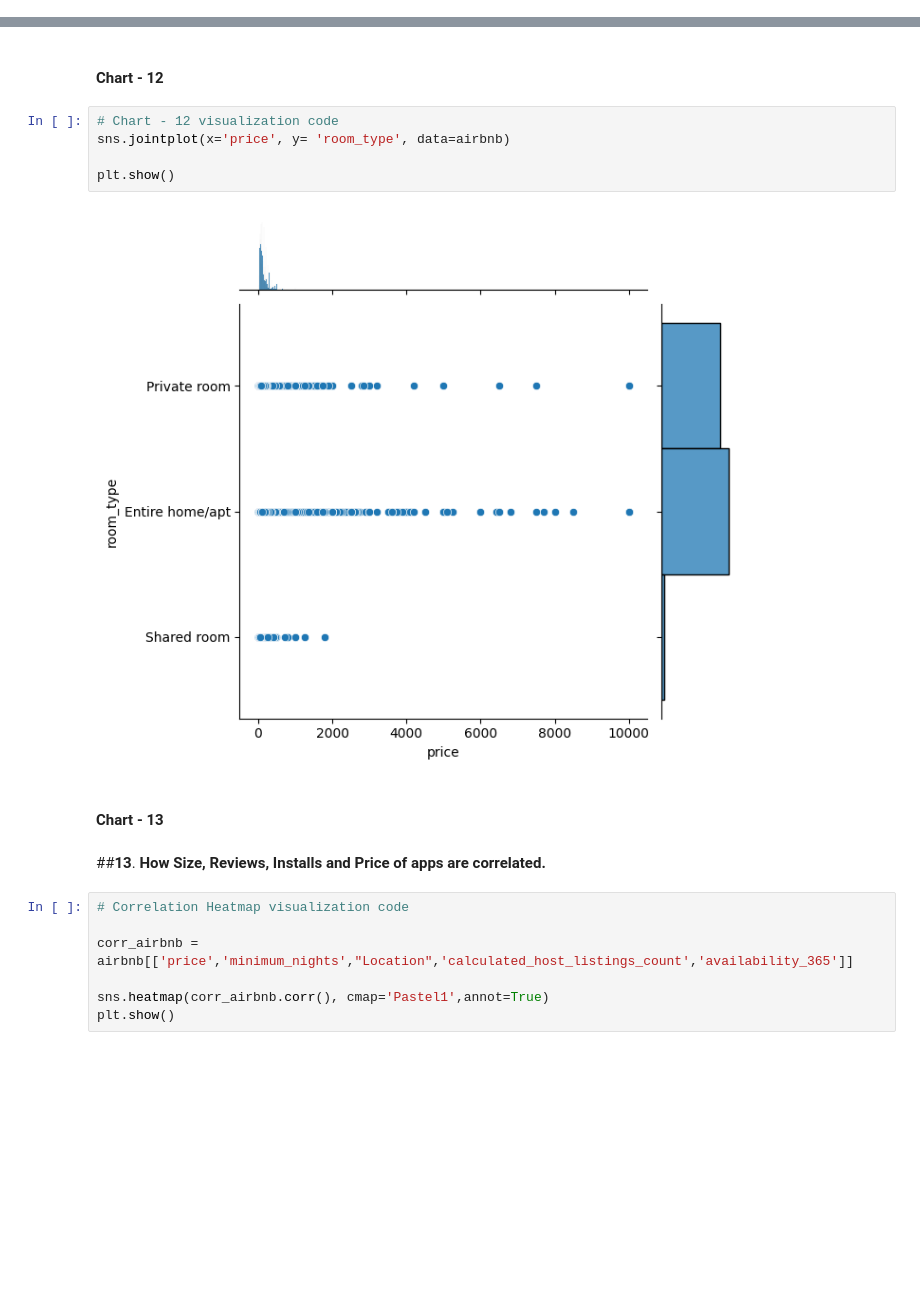
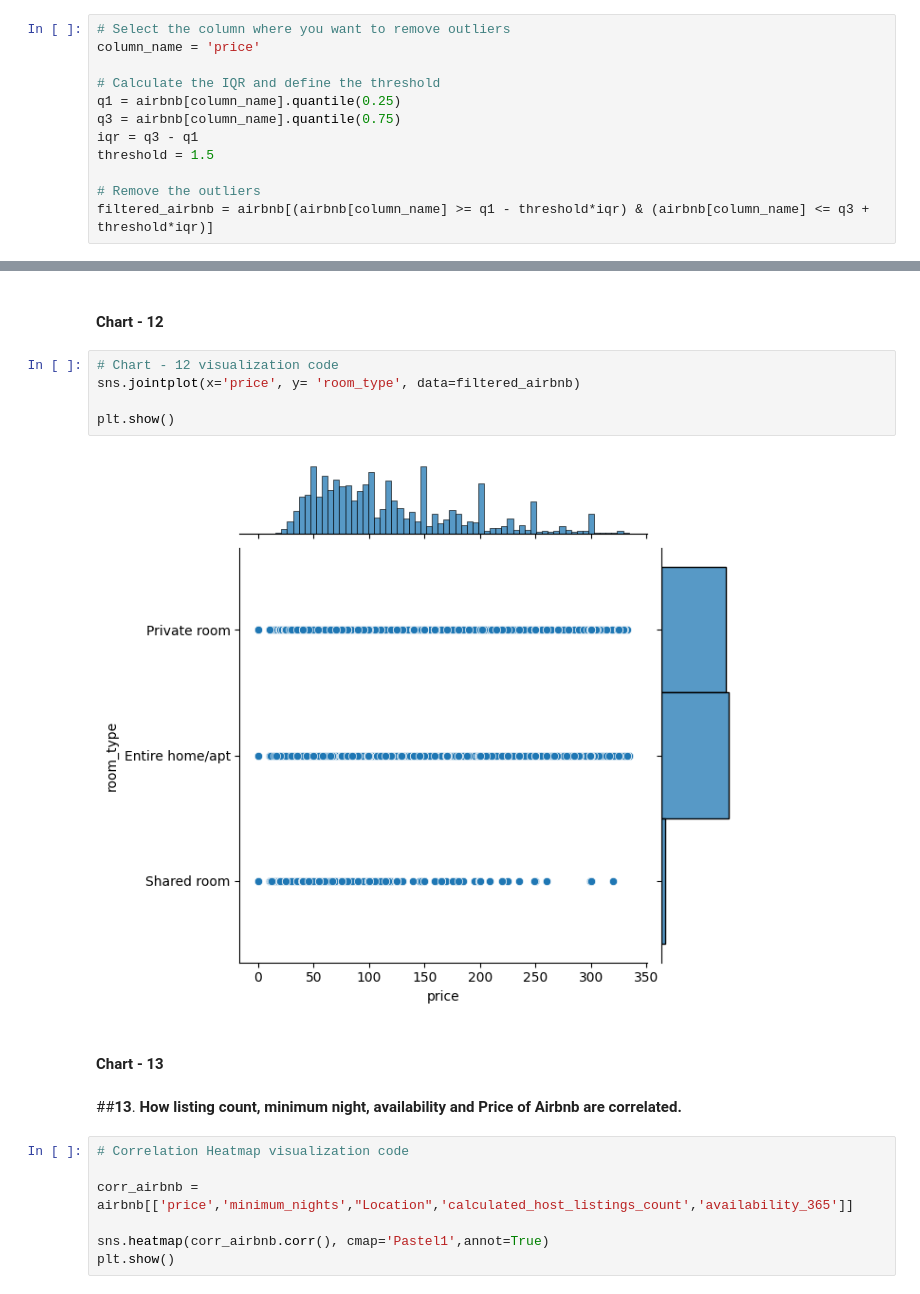
Before and after one commit to Sharik2610/Air-Bnb-Booking-Analysis---EDA, a Jupyter notebook: EDA_ON_AIRBNB_by_sharik.ipynb, the cells around one changed output, grey strips where cells are left out. Saved outputs shown, nothing was run; the diff lists cells and outputs as text; blank space fills up the shorter version.

```diff
--- a/EDA_ON_AIRBNB_by_sharik.ipynb
+++ b/EDA_ON_AIRBNB_by_sharik.ipynb
@@ -318,0 +295,12 @@ memory usage: 5.2+ MB
+# %%
+# Select the column where you want to remove outliers
+column_name = 'price'
+
+# Calculate the IQR and define the threshold
+q1 = airbnb[column_name].quantile(0.25)
+q3 = airbnb[column_name].quantile(0.75)
+iqr = q3 - q1
+threshold = 1.5
+
+# Remove the outliers
+filtered_airbnb = airbnb[(airbnb[column_name] >= q1 - threshold*iqr) & (airbnb[column_name] <= q3 + threshold*iqr)]
@@ -486,15 +515,15 @@ plt.show()
 #### Chart - 12
 # %%
 # Chart - 12 visualization code
-sns.jointplot(x='price', y= 'room_type', data=airbnb)
+sns.jointplot(x='price', y= 'room_type', data=filtered_airbnb)
 
 plt.show()
 # %% [output]
-[figure, old version]
+[figure, new version]
 # %% [markdown]
 #### Chart - 13
 # %% [markdown]
-##**13**. **How Size, Reviews, Installs and Price of apps are correlated.**
+##**13**. **How listing count, minimum night, availability and Price of Airbnb are correlated.**
 # %%
 # Correlation Heatmap visualization code
 
```
Also changed, not shown: parts of 42 cells of this notebook.
